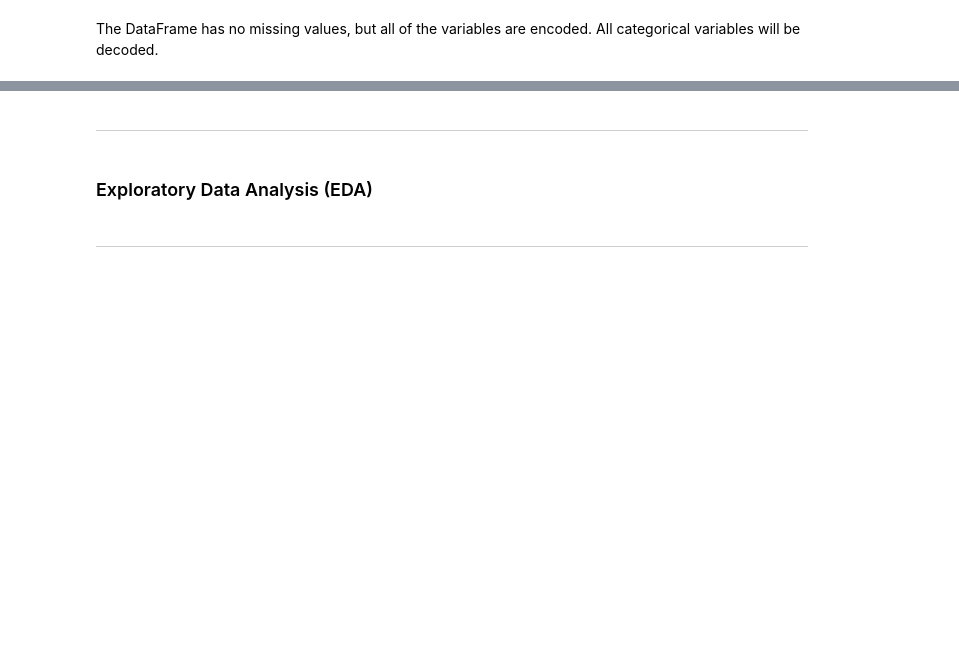
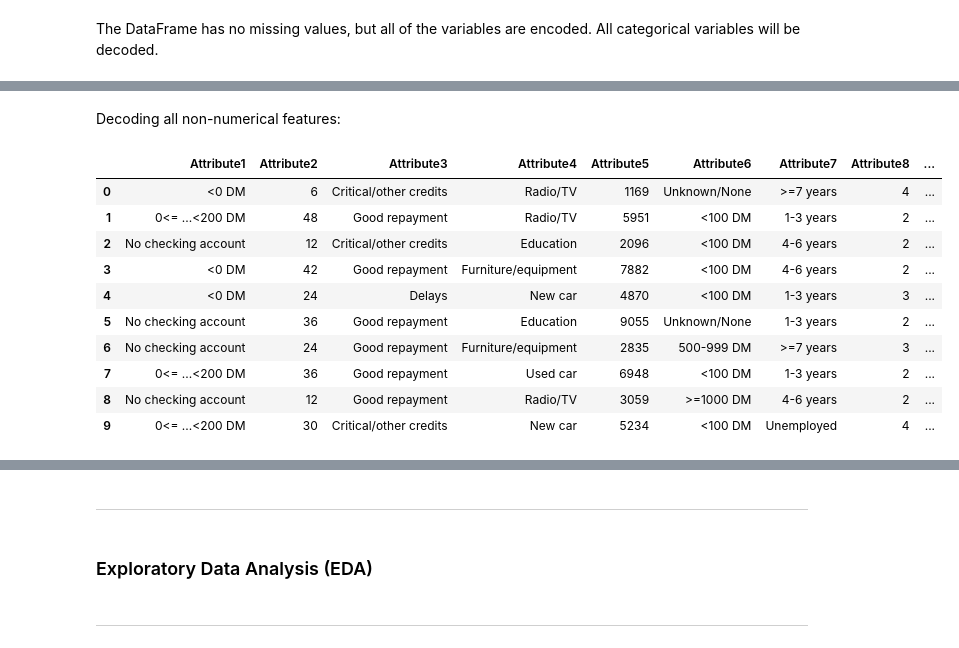
Before and after one commit to SMemic4/Credit-Risk-Classification, a Jupyter notebook: notebooks/credit_card_risk_classificaiton.ipynb, the cells around one changed output, grey strips where cells are left out. Drawn from its saved outputs; the diff is of its cells as text; code cells hidden in the pictures; blank space fills up the shorter version.

Commit message:
Data preparation almost complete

```diff
--- a/notebooks/credit_card_risk_classificaiton.ipynb
+++ b/notebooks/credit_card_risk_classificaiton.ipynb
@@ -36,5 +42,4 @@ Source: [German Credit Risk](https://archive.ics.uci.edu/dataset/144/statlog+ger
 # %%
-
 credit_risk = fetch_ucirepo(id=144)
-X = credit_risk.data.features
-Y = credit_risk.data.targets
+X_coded = credit_risk.data.features
+y_coded = credit_risk.data.targets
@@ -114,0 +198,16 @@ The DataFrame has no missing values, but all of the variables are encoded. All c
+# %%
+all_attributes_mapping = (
+    attribute1_mapping
+    | attribute3_mapping
+    | attribute4_mapping
+    | attribute6_mapping
+    | attribute7_mapping
+    | attribute9_mapping
+    | attribute10_mapping
+    | attribute12_mapping
+    | attribute14_mapping
+    | attribute15_mapping
+    | attribute17_mapping
+    | attribute19_mapping
+    | attribute20_mapping
+)
@@ -114,0 +232,31 @@ The DataFrame has no missing values, but all of the variables are encoded. All c
+# %% [markdown]
+Decoding all non-numerical features:
+# %%
+def df_decode(df:pd.DataFrame, dict:dict) -> pd.DataFrame:
+    '''
+    Replaces the values of the Dataframe with the ones within the dictionary
+    parameters:
+    df - A pandas dataframe
+    dict - A non-nested dictionary with the values to replace key values
+    Returns: A DataFrame
+    '''
+    df2 = df.copy()
+    for i in range(0, df2.shape[1]):
+        if ptypes.is_object_dtype(df.iloc[:, i]):
+            df2.iloc[:, i] = df.iloc[:, i].map(dict)
+    return df2
+# %%
+X = df_decode(df = X_coded, dict = all_attributes_mapping)
+X.head(n = 10)
+# %% [output]
+|  | Attribute1 | Attribute2 | Attribute3 | Attribute4 | Attribute5 | Attribute6 | Attribute7 | Attribute8 | ... |
+| 0 | <0 DM | 6 | Critical/other credits | Radio/TV | 1169 | Unknown/None | >=7 years | 4 | ... |
+| 1 | 0<= ...<200 DM | 48 | Good repayment | Radio/TV | 5951 | <100 DM | 1-3 years | 2 | ... |
+| 2 | No checking account | 12 | Critical/other credits | Education | 2096 | <100 DM | 4-6 years | 2 | ... |
+| 3 | <0 DM | 42 | Good repayment | Furniture/equipment | 7882 | <100 DM | 4-6 years | 2 | ... |
+| 4 | <0 DM | 24 | Delays | New car | 4870 | <100 DM | 1-3 years | 3 | ... |
+| 5 | No checking account | 36 | Good repayment | Education | 9055 | Unknown/None | 1-3 years | 2 | ... |
+| 6 | No checking account | 24 | Good repayment | Furniture/equipment | 2835 | 500-999 DM | >=7 years | 3 | ... |
+| 7 | 0<= ...<200 DM | 36 | Good repayment | Used car | 6948 | <100 DM | 1-3 years | 2 | ... |
+| 8 | No checking account | 12 | Good repayment | Radio/TV | 3059 | >=1000 DM | 4-6 years | 2 | ... |
+| 9 | 0<= ...<200 DM | 30 | Critical/other credits | New car | 5234 | <100 DM | Unemployed | 4 | ... |
```
Also changed, not shown: parts of 31 cells of this notebook, 1 other file.
